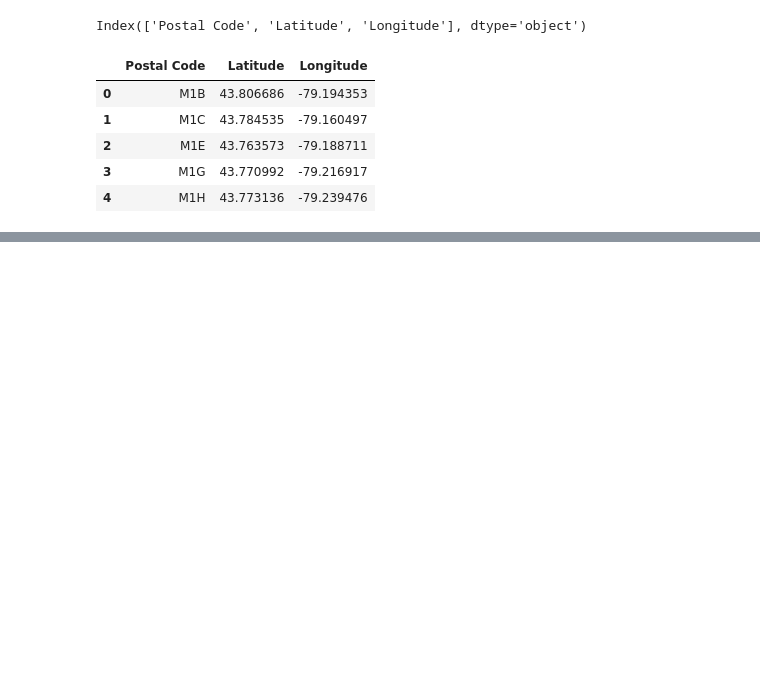
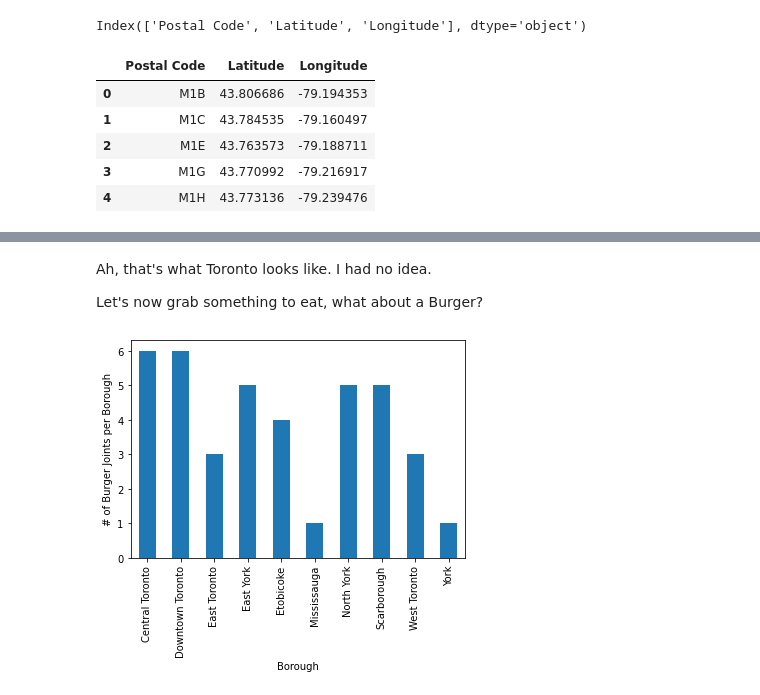
Before and after one commit to daniello2000/Coursera_Capstone, a Jupyter notebook: Coursera_Capstone/Segmenting.ipynb, the cells around one changed output, grey strips where cells are left out. Drawn from its saved outputs; the diff is of its cells as text; code cells hidden in the pictures; blank space fills up the shorter version.

```diff
--- a/Coursera_Capstone/Segmenting.ipynb
+++ b/Coursera_Capstone/Segmenting.ipynb
@@ -125,0 +162,4 @@ df=x
+# %% [markdown]
+Ah, that's what Toronto looks like. I had no idea.
+
+Let's now grab something to eat, what about a Burger?
@@ -125,0 +203,20 @@ df=x
+# %%
+restaurants=pd.DataFrame(columns=['Borough', 'Neighbourhood', 'Name'])
+
+for i in df.index:
+    venues = get_venues(df['Latitude'].loc[i], df['Longitude'].loc[i])
+
+    burgers=venues[venues['Category']=='Burger Joint']
+
+    for name in burgers['Name']:
+        restaurants=restaurants.append({'Borough': df['Borough'].loc[i],
+                            'Neighbourhood': df['Neighbourhood'].loc[i],
+                            'Name' : name}, ignore_index=True)
+# %%
+plt.ylabel('# of Burger Joints per Borough')
+
+restaurants.groupby('Borough')['Name'].count().plot(kind='bar')
+
+plt.show()
+# %% [output]
+[figure, added]
```
Also changed, not shown: parts of 15 cells of this notebook.
